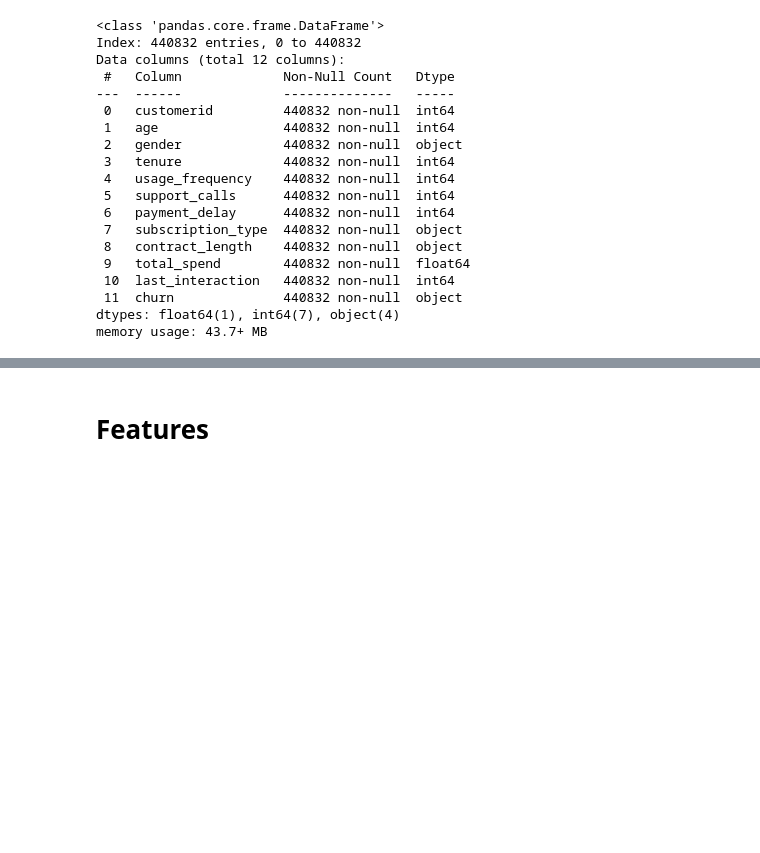
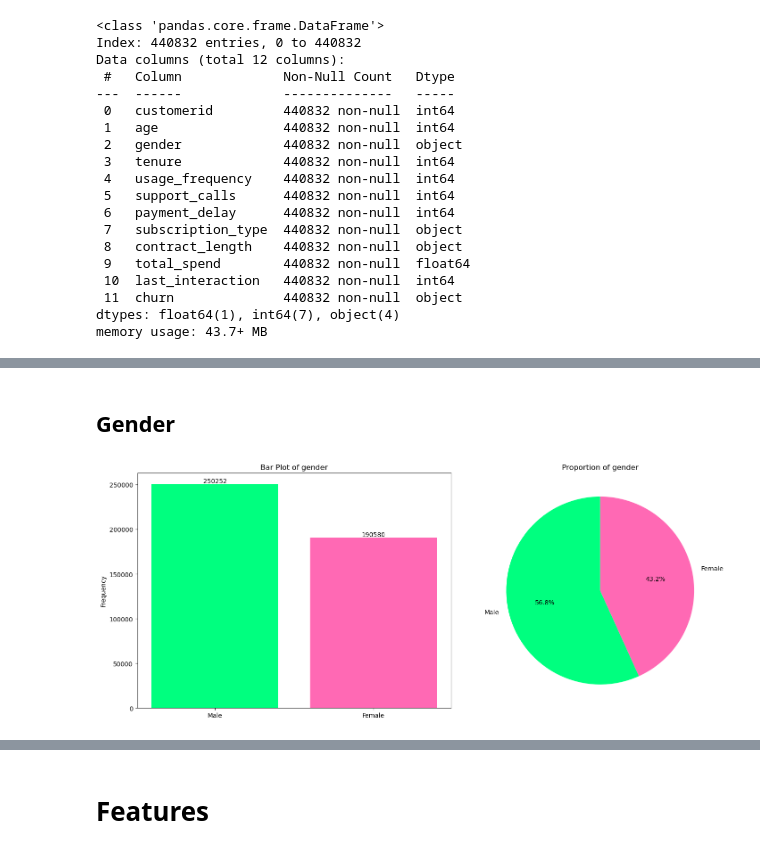
Before and after one commit to FTDS-assignment-bay/p2-final-project-ftds-033-rmt-group-002, a Jupyter notebook: model_predict.ipynb, the cells around one changed output, grey strips where cells are left out. Saved outputs shown, nothing was run; the diff lists cells and outputs as text; code cells hidden in the pictures; blank space fills up the shorter version.

```diff
--- a/model_predict.ipynb
+++ b/model_predict.ipynb
@@ -181,0 +214,31 @@ memory usage: 43.7+ MB
+# %% [markdown]
+## Gender
+# %%
+# figure
+fig, (ax1, ax2) = plt.subplots(1, 2, figsize=(15, 6))
+
+# barplot
+dpnm_counts = df["gender"].value_counts()
+barplot = ax1.bar(dpnm_counts.index, dpnm_counts.values, color=["springgreen", "hotpink"])
+
+# label barplot
+for bar, count in zip(barplot, dpnm_counts.values):
+    ax1.text(bar.get_x() + bar.get_width() / 2, bar.get_height(), count, ha="center", va="bottom")
+ax1.set_xticks([0, 1])
+ax1.set_xticklabels(["Male", "Female"])
+ax1.set_ylabel("Frequency")
+ax1.set_title("Bar Plot of gender")
+
+# pie chart
+dpnm_labels = ["Male", "Female"]
+dpnm_sizes = df["gender"].value_counts().values
+ax2.pie(dpnm_sizes, labels=dpnm_labels, autopct="%1.1f%%", colors=["springgreen", "hotpink"], startangle=90)
+
+# label peichart
+ax2.set_title("Proportion of gender")
+
+# show plot
+plt.tight_layout()
+plt.show()
+# %% [output]
+[figure, added]
```
Also changed, not shown: parts of 18 cells of this notebook, 5 other files.
